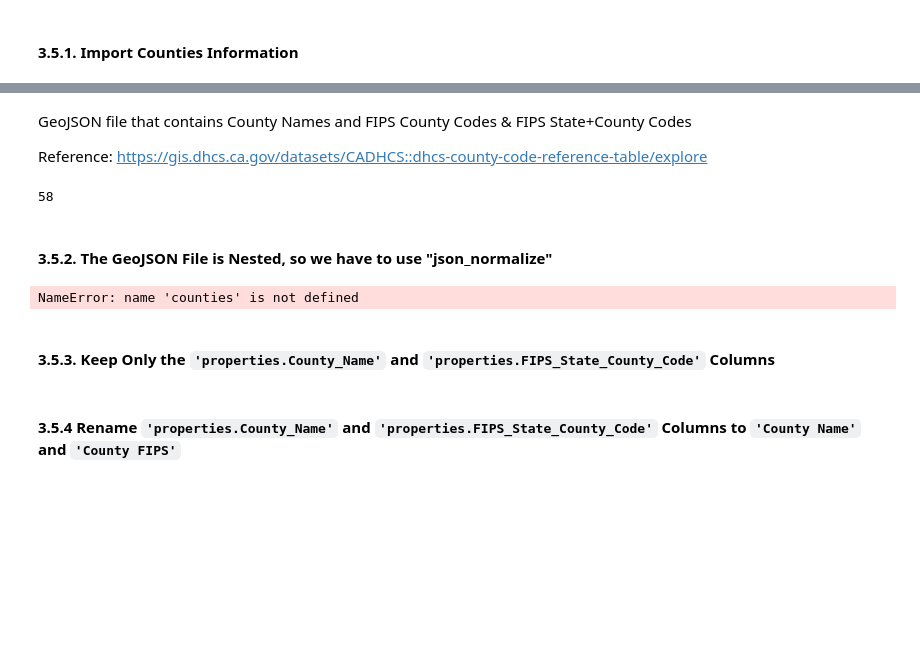
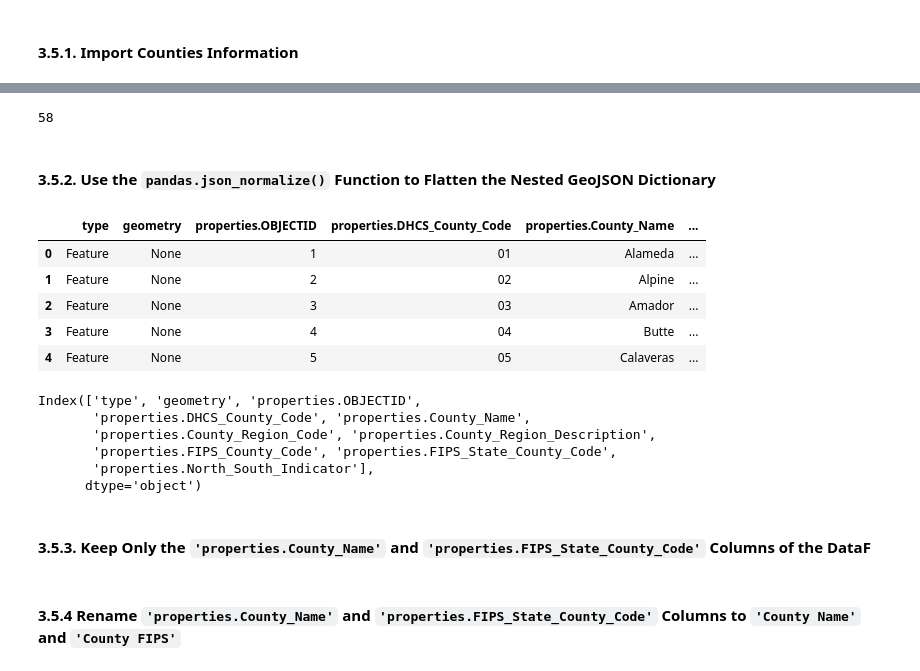
Before and after one commit to lquuu/593-milestone-1, a Jupyter notebook: deepnote/SIADS_593_Milestone_Project/Notebook 4- Visualizations Part 2 (Choropleth Map).ipynb, the cells around one changed output, grey strips where cells are left out. Cells and saved outputs as stored; diff of their text form; code cells hidden in the pictures; blank space fills up the shorter version.

Commit message:
Autosave
This commit was created by Deepnote. Project url: https://deepnote.com/project/246b06f0-3e45-45e3-acef-efea2bae7701

```diff
--- a/deepnote/SIADS_593_Milestone_Project/Notebook 4- Visualizations Part 2 (Choropleth Map).ipynb
+++ b/deepnote/SIADS_593_Milestone_Project/Notebook 4- Visualizations Part 2 (Choropleth Map).ipynb
@@ -158,5 +143 @@ import a GeoJSON file that contains `'County Names'`, `'FIPS County Code'` and `
-# %% [markdown]
-GeoJSON file that contains County Names and FIPS County Codes & FIPS State+County Codes
-
-Reference: https://gis.dhcs.ca.gov/datasets/CADHCS::dhcs-county-code-reference-table/explore
 # %%
@@ -168,19 +153,32 @@ with open('DHCS_County_Code_Reference_Table.geojson') as r:
 len(counties['features'])
 # %% [output]
 58
-# %% [markdown]
-#### 3.5.2. The GeoJSON File is Nested, so we have to use "json_normalize"
-# %%
-counties = pd.json_normalize(counties['features'])
-
-prin(counties)
-
-# List Columns in file
-print(counties.keys())
-# %% [output]
-NameError: name 'counties' is not defined
+# %% [markdown]
+#### 3.5.2. Use the `pandas.json_normalize()` Function to Flatten the Nested GeoJSON Dictionary
+# %%
+# Flatten the nested GeoJSON 'counties' dictionary on the 'features' key and store it as a DataFrame
+counties = pd.json_normalize(counties['features'])
+
+# Display the first 5 rows of the new DataFrame
+display(counties.head())
+
+# Display the list of columns in the new DataFrame
+print(counties.keys())
+# %% [output]
+|  | type | geometry | properties.OBJECTID | properties.DHCS_County_Code | properties.County_Name | ... |
+| 0 | Feature | None | 1 | 01 | Alameda | ... |
+| 1 | Feature | None | 2 | 02 | Alpine | ... |
+| 2 | Feature | None | 3 | 03 | Amador | ... |
+| 3 | Feature | None | 4 | 04 | Butte | ... |
+| 4 | Feature | None | 5 | 05 | Calaveras | ... |
+Index(['type', 'geometry', 'properties.OBJECTID',
+       'properties.DHCS_County_Code', 'properties.County_Name',
+       'properties.County_Region_Code', 'properties.County_Region_Description',
+       'properties.FIPS_County_Code', 'properties.FIPS_State_County_Code',
+       'properties.North_South_Indicator'],
+      dtype='object')
 # %% [markdown]
-#### 3.5.3. Keep Only the `'properties.County_Name'` and `'properties.FIPS_State_County_Code'` Columns
+#### 3.5.3. Keep Only the `'properties.County_Name'` and `'properties.FIPS_State_County_Code'` Columns of the DataF
 # %%
 counties = counties[['properties.County_Name', 'properties.FIPS_State_County_Code']]
 # %% [markdown]
```
Also changed, not shown: parts of 4 cells of this notebook.
